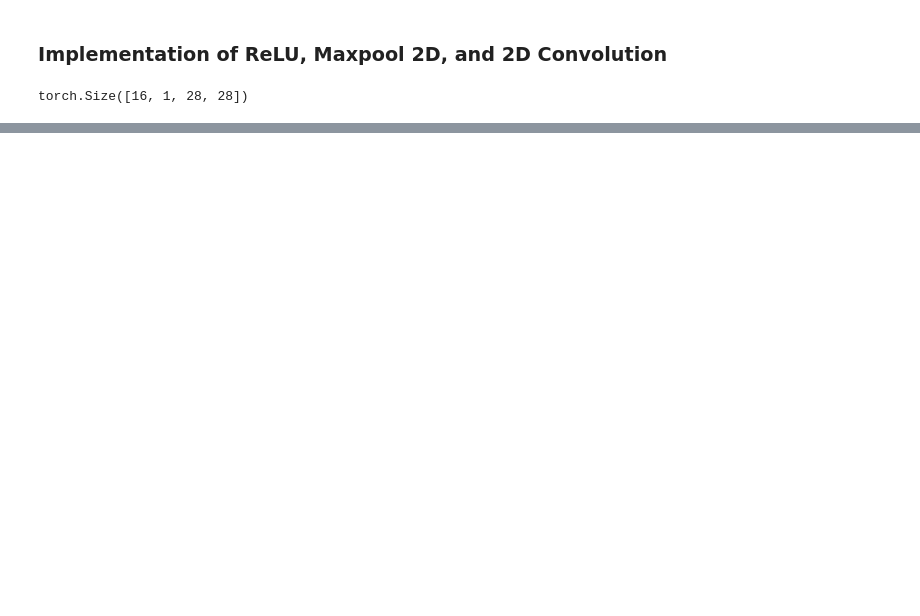
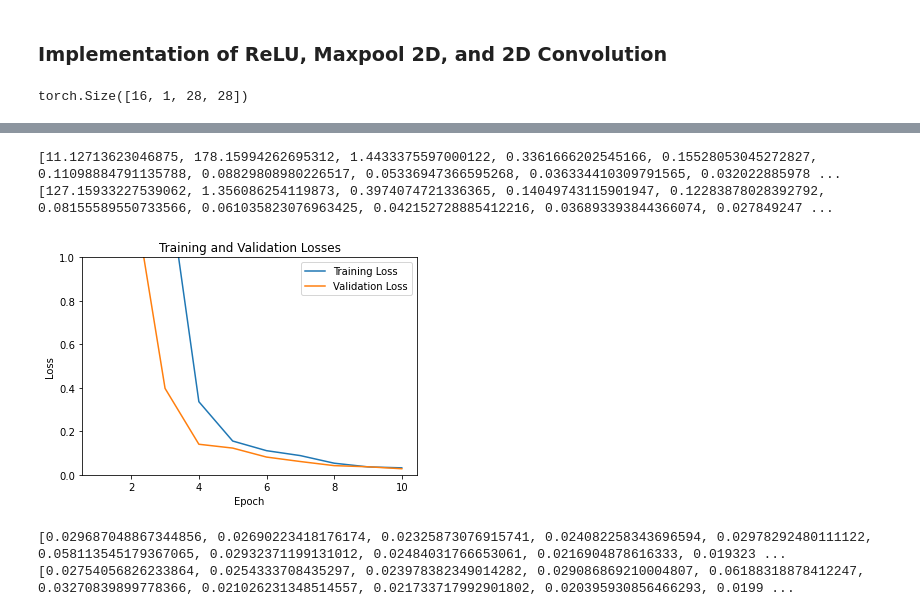
Before and after one commit to jselic/su-23-24-asm7, a Jupyter notebook: Assignment 7-8.ipynb, the cells around one changed output, grey strips where cells are left out. Cells and saved outputs as stored; diff of their text form; code cells hidden in the pictures; blank space fills up the shorter version.

```diff
--- a/Assignment 7-8.ipynb
+++ b/Assignment 7-8.ipynb
@@ -102,0 +296,21 @@ torch.Size([16, 16, 26, 26])
+# %%
+pytorch_model = Sequential(
+    PY_c2d_bb1,
+    torch.nn.MaxPool2d(kernel_size=(3,3),stride=2),
+    torch.nn.ReLU(),
+    PY_c2d_bb2,
+    torch.nn.MaxPool2d(kernel_size=(3,3),stride=2),
+    torch.nn.ReLU(),
+    PY_c2d_out,
+    flat
+)
+custom_model = Sequential(
+    c2d_bb1,
+    mp_bb1,
+    relu,
+    c2d_bb2,
+    mp_bb2,
+    relu,
+    c2d_out,
+    flat
+)
@@ -102,0 +325,5 @@ torch.Size([16, 16, 26, 26])
+# %%
+#Use dataset (from Dataset.py file) to create two datasets
+BSIZE = 128
+TRAIN = Dataset(x_train,y_train, batch_size=BSIZE)
+VALID = Dataset(x_val,y_val, batch_size=BSIZE)
@@ -102,0 +376,21 @@ torch.Size([16, 16, 26, 26])
+# %%
+final_model, training_loss, validation_loss = fit(custom_model,TRAIN,VALID,epochs=10)
+# %%
+print(training_loss)
+print(validation_loss)
+# %% [output]
+[11.12713623046875, 178.15994262695312, 1.4433375597000122, 0.3361666202545166, 0.15528053045272827, 0.11098884791135788, 0.08829808980226517, 0.05336947366595268, 0.036334410309791565, 0.032022885978 ...
+[127.15933227539062, 1.356086254119873, 0.3974074721336365, 0.14049743115901947, 0.12283878028392792, 0.08155589550733566, 0.061035823076963425, 0.042152728885412216, 0.036893393844366074, 0.027849247 ...
+# %%
+epochs = range(1, len(training_loss) + 1)
+
+plt.plot(epochs, training_loss, label='Training Loss')
+plt.plot(epochs, validation_loss, label='Validation Loss')
+plt.title('Training and Validation Losses')
+plt.xlabel('Epoch')
+plt.ylabel('Loss')
+plt.ylim(0, 1)
+plt.legend()
+plt.show()
+# %% [output]
+[figure, added]
@@ -102,0 +399,6 @@ torch.Size([16, 16, 26, 26])
+# %%
+print(PY_training_loss)
+print(PY_validation_loss)
+# %% [output]
+[0.029687048867344856, 0.02690223418176174, 0.02325873076915741, 0.024082258343696594, 0.02978292480111122, 0.058113545179367065, 0.02932371199131012, 0.02484031766653061, 0.0216904878616333, 0.019323 ...
+[0.02754056826233864, 0.0254333708435297, 0.023978382349014282, 0.029086869210004807, 0.06188318878412247, 0.03270839899778366, 0.021026231348514557, 0.021733717992901802, 0.020395930856466293, 0.0199 ...
```
Also changed, not shown: parts of 56 cells of this notebook.
